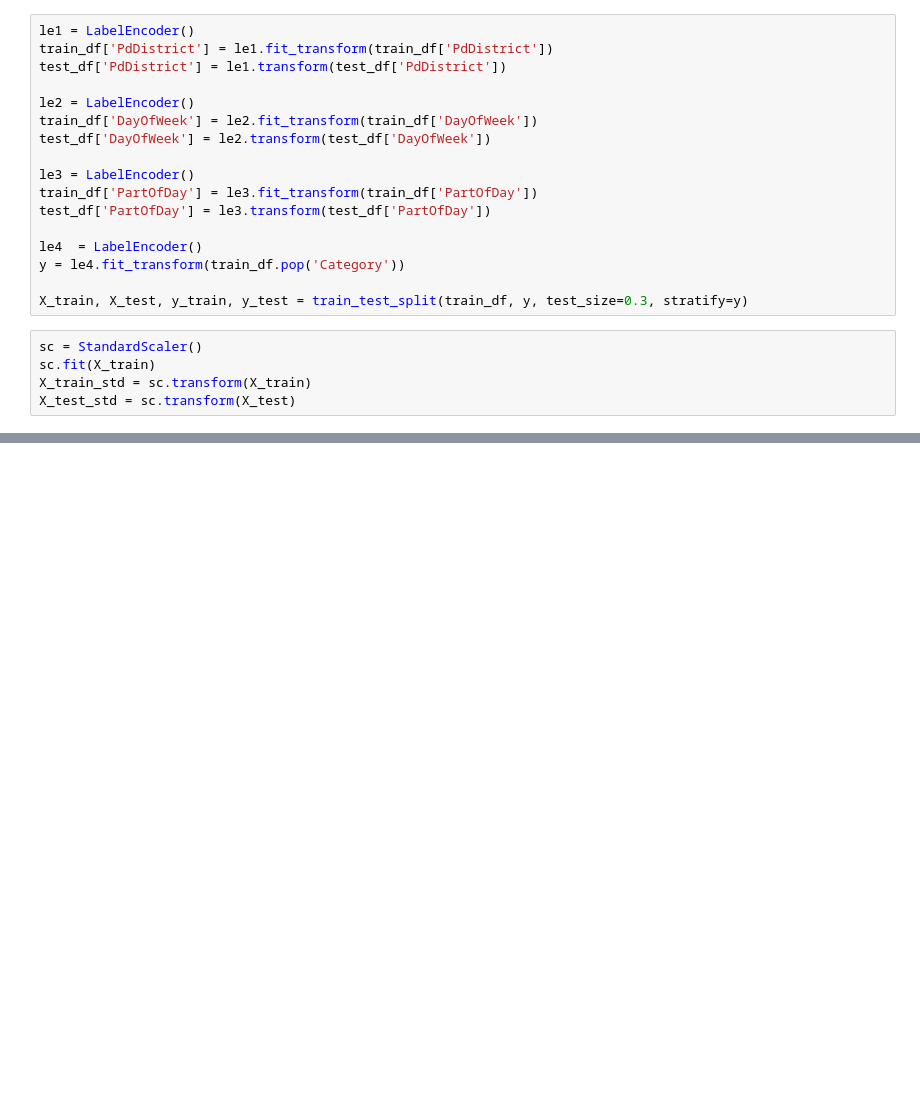
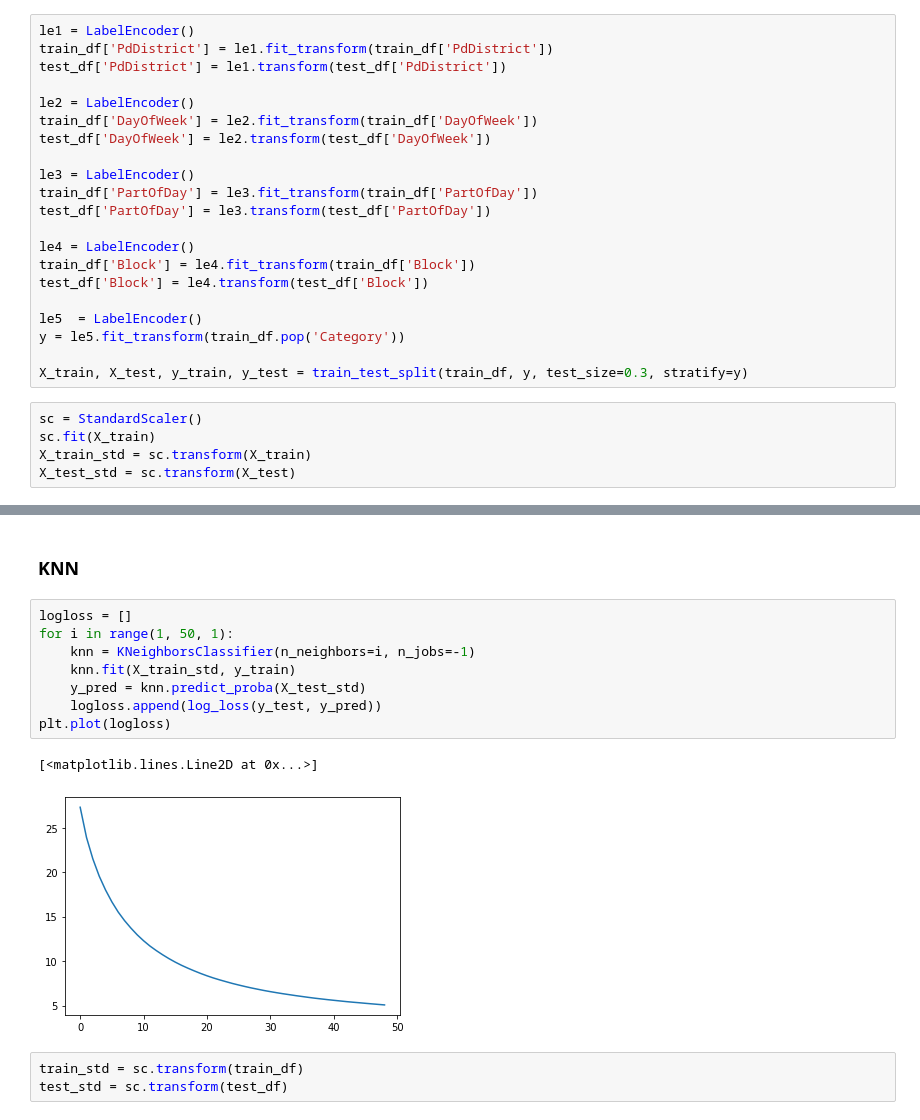
Before and after one commit to Frustrado/Crime-Classification, a Jupyter notebook: SF_crimes_analysis.ipynb, the cells around one changed output, grey strips where cells are left out. Cells and saved outputs as stored; diff of their text form; blank space fills up the shorter version.

```diff
--- a/SF_crimes_analysis.ipynb
+++ b/SF_crimes_analysis.ipynb
@@ -534,8 +543,12 @@ le3 = LabelEncoder()
 train_df['PartOfDay'] = le3.fit_transform(train_df['PartOfDay'])
 test_df['PartOfDay'] = le3.transform(test_df['PartOfDay'])
 
-le4  = LabelEncoder()
-y = le4.fit_transform(train_df.pop('Category'))
+le4 = LabelEncoder()
+train_df['Block'] = le4.fit_transform(train_df['Block'])
+test_df['Block'] = le4.transform(test_df['Block'])
+
+le5  = LabelEncoder()
+y = le5.fit_transform(train_df.pop('Category'))
 
 X_train, X_test, y_train, y_test = train_test_split(train_df, y, test_size=0.3, stratify=y)
 # %%
@@ -545,0 +568,16 @@ X_test_std = sc.transform(X_test)
+# %% [markdown]
+### KNN
+# %%
+logloss = []
+for i in range(1, 50, 1):
+    knn = KNeighborsClassifier(n_neighbors=i, n_jobs=-1)
+    knn.fit(X_train_std, y_train)
+    y_pred = knn.predict_proba(X_test_std)
+    logloss.append(log_loss(y_test, y_pred))
+plt.plot(logloss)
+# %% [output]
+[<matplotlib.lines.Line2D at 0x...>]
+[figure, added]
+# %%
+train_std = sc.transform(train_df)
+test_std = sc.transform(test_df)
```
Also changed, not shown: parts of 19 cells of this notebook.
